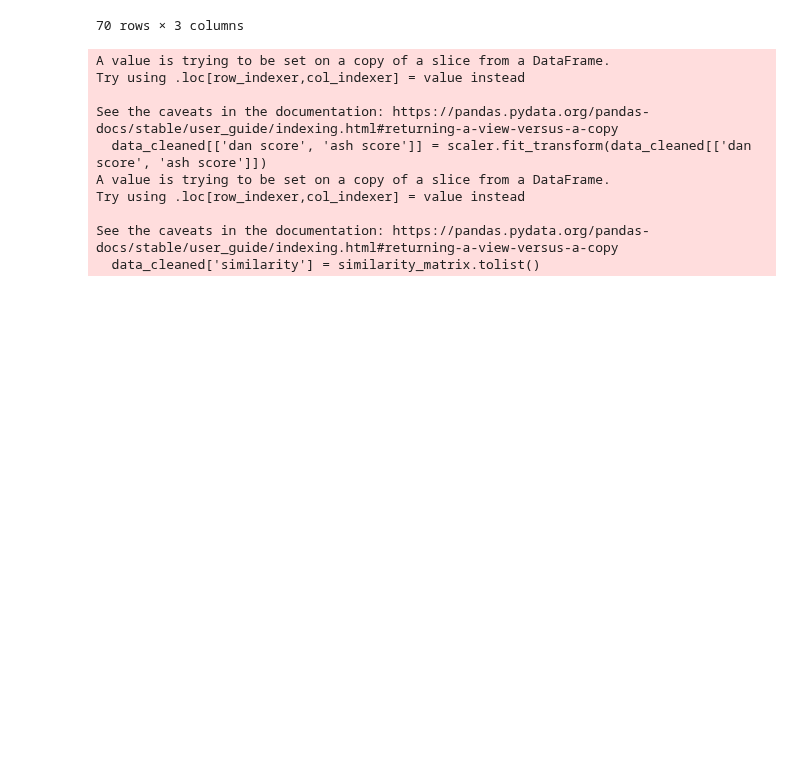
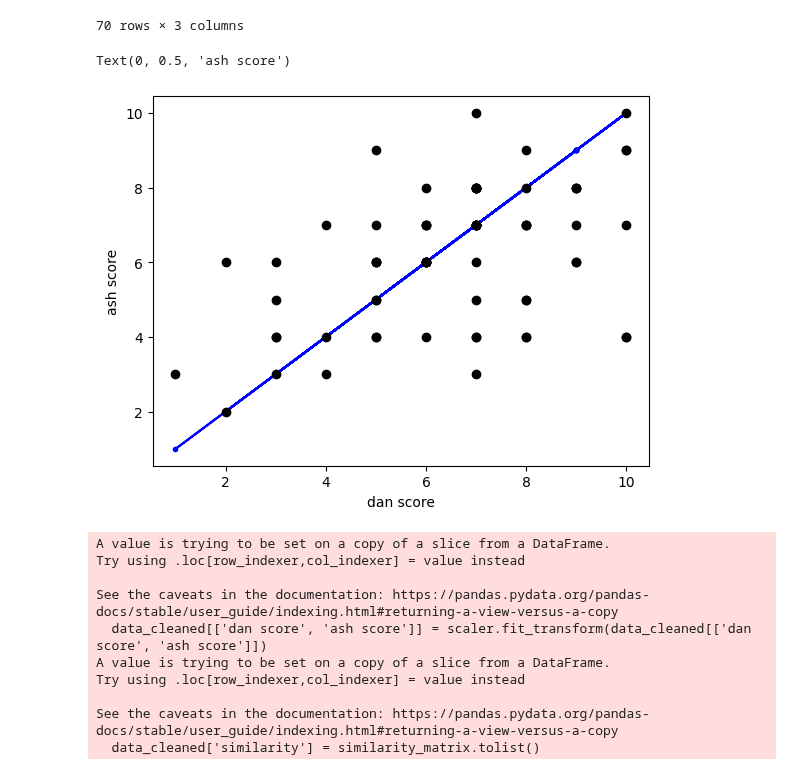
Before and after one commit to Json-To-String/Shelfside, a Jupyter notebook: filtering.ipynb, the cells around one changed output. Cells and saved outputs as stored; diff of their text form; code cells hidden in the pictures; blank space fills up the shorter version.

```diff
--- a/filtering.ipynb
+++ b/filtering.ipynb
@@ -32,6 +53,19 @@ data_cleaned
 | 140 | Earth | 6.0 | 6.0 |
 | 144 | Bloodstones | 5.0 | 4.0 |
 70 rows × 3 columns
+# %%
+xx = data_cleaned['dan score']
+yy = data_cleaned['ash score']
+
+
+plt.figure()
+plt.plot(xx, xx, 'b.-')
+plt.plot(xx, yy, 'k.', markersize = 12)
+plt.xlabel('dan score')
+plt.ylabel('ash score')
+# %% [output]
+Text(0, 0.5, 'ash score')
+[figure, added]
 # %%
 
 # Standardize the 'dan score', 'ash score', and 'score' columns
```
Also changed, not shown: parts of 2 cells of this notebook, 1 other file.
